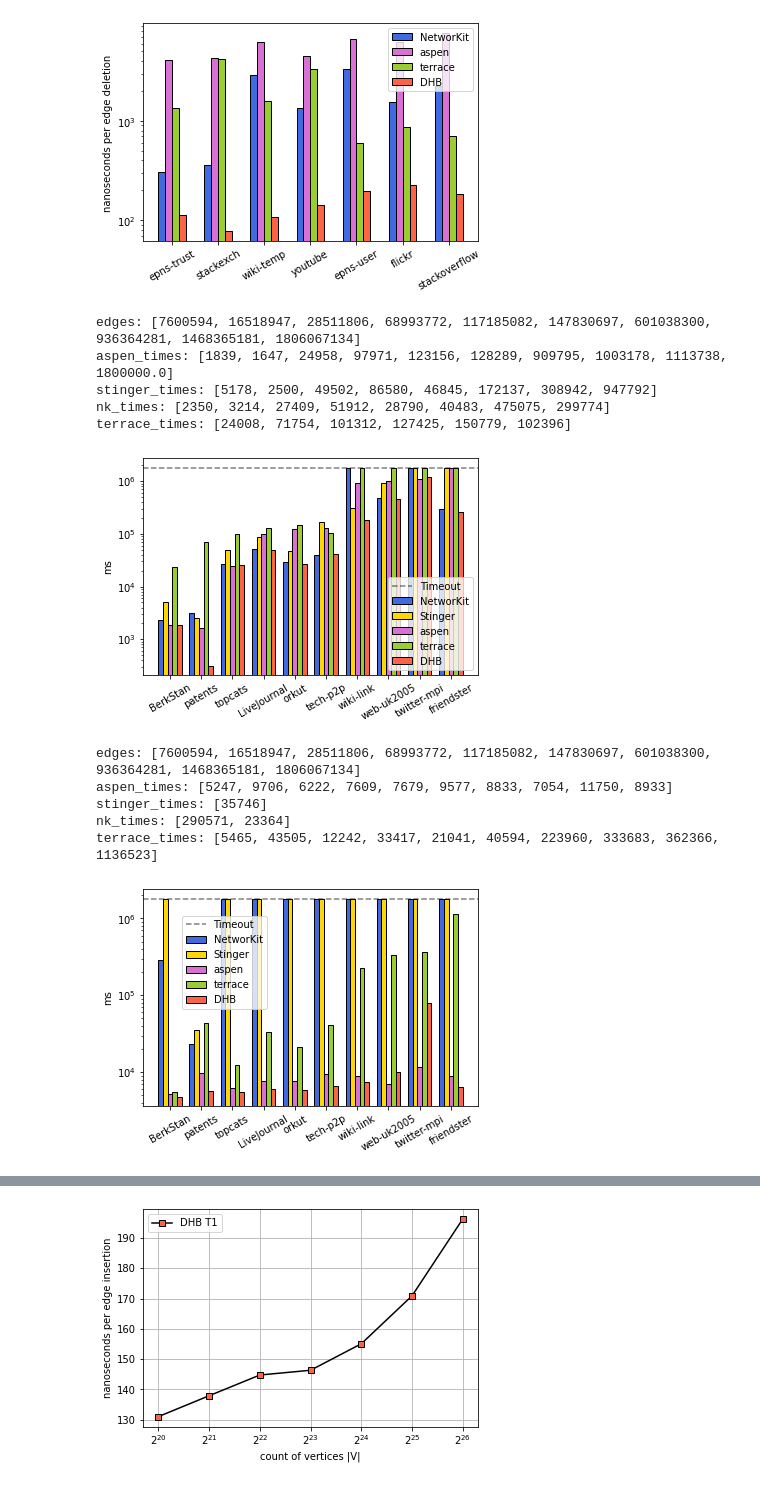
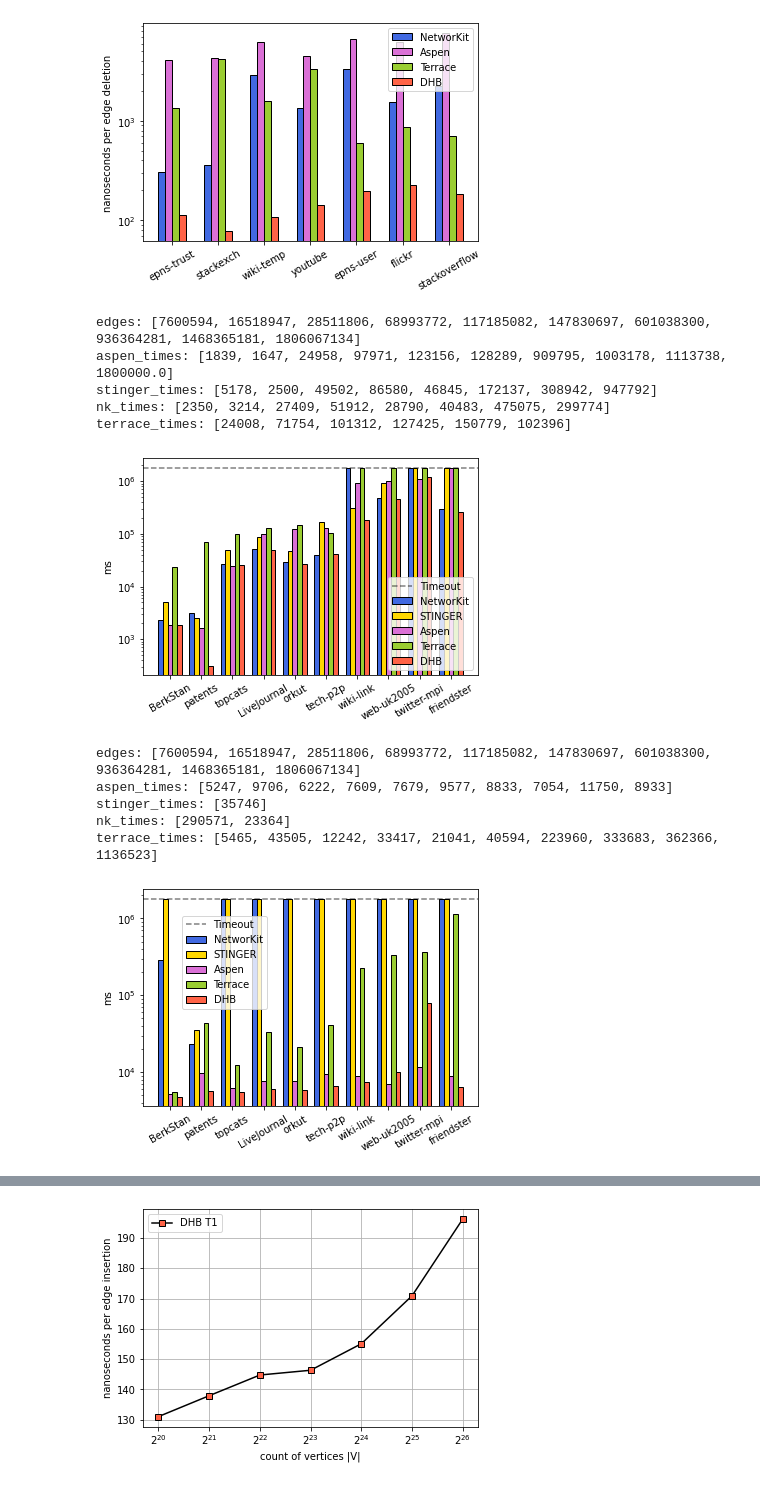
Before and after one commit to hu-macsy/dhb-experiments, a Jupyter notebook: evaluation.ipynb, the cells around one changed output, grey strips where cells are left out. Drawn from its saved outputs; the diff is of its cells as text; code cells hidden in the pictures.

```diff
--- a/evaluation.ipynb
+++ b/evaluation.ipynb
@@ -97,6 +97,21 @@ stinger_hatch = ''
 csr_hatch = ''
 aspen_hatch = ''
 terrace_hatch = ''
+# %%
+def gds_name_remap(origin_name):
+    d = {
+        nk_ds: 'NetworKit',
+        dhb_ds: 'DHB',
+        stinger_ds: 'STINGER',
+        csr_ds: 'CSR',
+        aspen_ds: 'Aspen',
+        terrace_ds: 'Terrace',
+    }
+
+    if origin_name in d:
+        return d[origin_name]
+    else:
+        return 'Unknown!'
 # %%
 def abbreviate_name(graph_name):
     d = {
@@ -524,15 +539,15 @@ def bfs(thread_count, save=False):
     width = 0.15
 
     ax.bar(x - 2*width, nk_times,
-           width, label=nk_ds, color=nk_color, hatch=nk_hatch, edgecolor='black', align='center')
-    ax.bar(x - 1*width, stinger_times, width, label=stinger_ds,
+           width, label=gds_name_remap(nk_ds), color=nk_color, hatch=nk_hatch, edgecolor='black', align='center')
+    ax.bar(x - 1*width, stinger_times, width, label=gds_name_remap(stinger_ds),
            color=stinger_color, hatch=stinger_hatch, edgecolor='black', align='center')
-    ax.bar(x + 0*width, aspen_times, width, label=aspen_ds,
+    ax.bar(x + 0*width, aspen_times, width, label=gds_name_remap(aspen_ds),
            color=aspen_color, hatch=aspen_hatch, edgecolor='black', align='center')
-    ax.bar(x + 1*width, terrace_times, width, label=terrace_ds,
+    ax.bar(x + 1*width, terrace_times, width, label=gds_name_remap(terrace_ds),
            color=terrace_color, hatch=terrace_hatch, edgecolor='black', align='center')
     ax.bar(x + 2*width, dhb_times,
-           width, label=dhb_ds, color=dhb_color, hatch=dhb_hatch, edgecolor='black')
+           width, label=gds_name_remap(dhb_ds), color=dhb_color, hatch=dhb_hatch, edgecolor='black')
 
     # timeout limit
     plt.axhline(y=1800000., color='black', linestyle='--', alpha=0.5, label='Timeout')
@@ -557,14 +572,14 @@ def bfs(thread_count, save=False):
     else:
         plt.show()
 # %%
-bfs(1, save=True)
+bfs(1, save=save_all_plots)
 # %% [output]
 edges: [7600594, 16518947, 28511806, 68993772, 117185082, 147830697, 601038300, 936364281, 1468365181, 1806067134]
 aspen_times: [1839, 1647, 24958, 97971, 123156, 128289, 909795, 1003178, 1113738, 1800000.0]
 stinger_times: [5178, 2500, 49502, 86580, 46845, 172137, 308942, 947792]
 nk_times: [2350, 3214, 27409, 51912, 28790, 40483, 475075, 299774]
 terrace_times: [24008, 71754, 101312, 127425, 150779, 102396]
-[figure, old version]
+[figure, new version]
 # %%
 def spgemm(thread_count, save=False):
     insertion_routine = 'spgemm'
@@ -651,14 +666,14 @@ def spgemm(thread_count, save=False):
     else:
         plt.show()
 # %%
-spgemm(1, save=True)
+spgemm(1, save=save_all_plots)
 # %% [output]
 edges: [7600594, 16518947, 28511806, 68993772, 117185082, 147830697, 601038300, 936364281, 1468365181, 1806067134]
 aspen_times: [5247, 9706, 6222, 7609, 7679, 9577, 8833, 7054, 11750, 8933]
 stinger_times: [35746]
 nk_times: [290571, 23364]
 terrace_times: [5465, 43505, 12242, 33417, 21041, 40594, 223960, 333683, 362366, 1136523]
-[figure, old version]
+[figure, new version]
 # %%
 def insert_bulk(thread_count, save=False):
     insertion_routine = 'insert_bulk'
```
Also changed, not shown: parts of 20 cells of this notebook.
